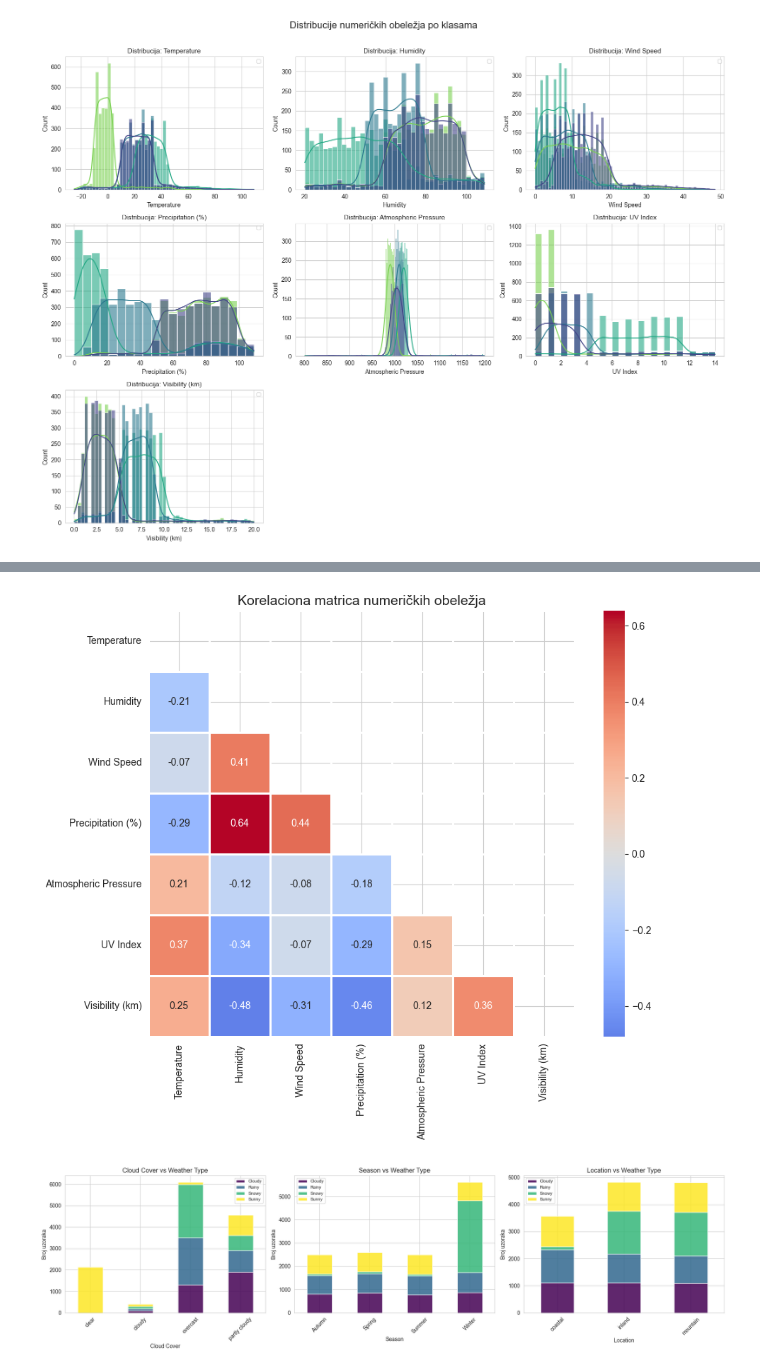
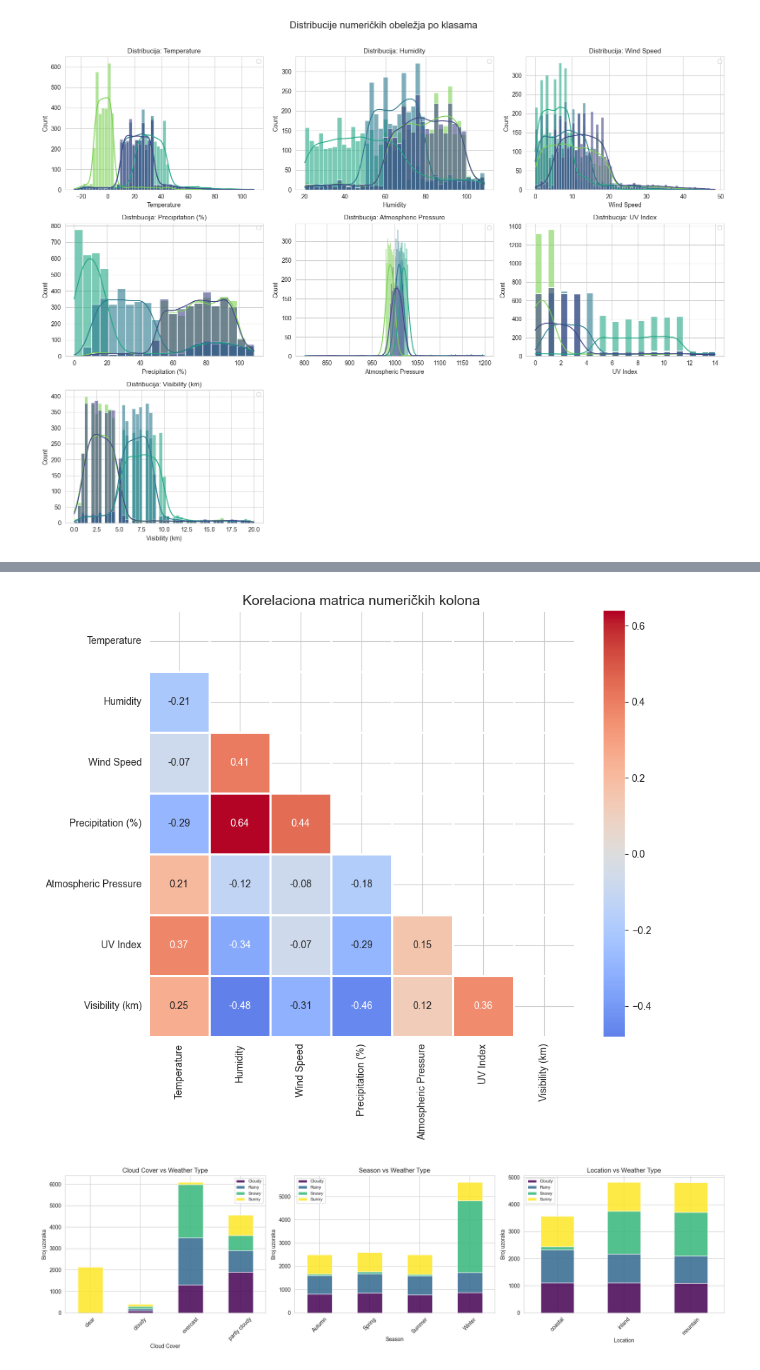
Before and after one commit to bazlooka/elfak-machine-learning, a Jupyter notebook: project 3/notebook.ipynb, the cells around one changed output, grey strips where cells are left out. Cells and saved outputs as stored; diff of their text form; code cells hidden in the pictures.

```diff
--- a/project 3/notebook.ipynb
+++ b/project 3/notebook.ipynb
@@ -164,14 +177,14 @@ plt.show()
 # %%
 plt.figure(figsize=(10, 8))
 corr_matrix = df[numerical_cols].corr()
 mask = np.triu(np.ones_like(corr_matrix, dtype=bool))
 sns.heatmap(corr_matrix, mask=mask, annot=True, fmt='.2f', cmap='coolwarm',
             center=0, square=True, linewidths=1)
-plt.title('Korelaciona matrica numeričkih obeležja', fontsize=14)
+plt.title('Korelaciona matrica numeričkih kolona', fontsize=14)
 plt.tight_layout()
 plt.show()
 # %% [output]
-[figure, old version]
+[figure, new version]
 # %%
 cat_cols = ['Cloud Cover', 'Season', 'Location']
 
```
Also changed, not shown: parts of 11 cells of this notebook.
